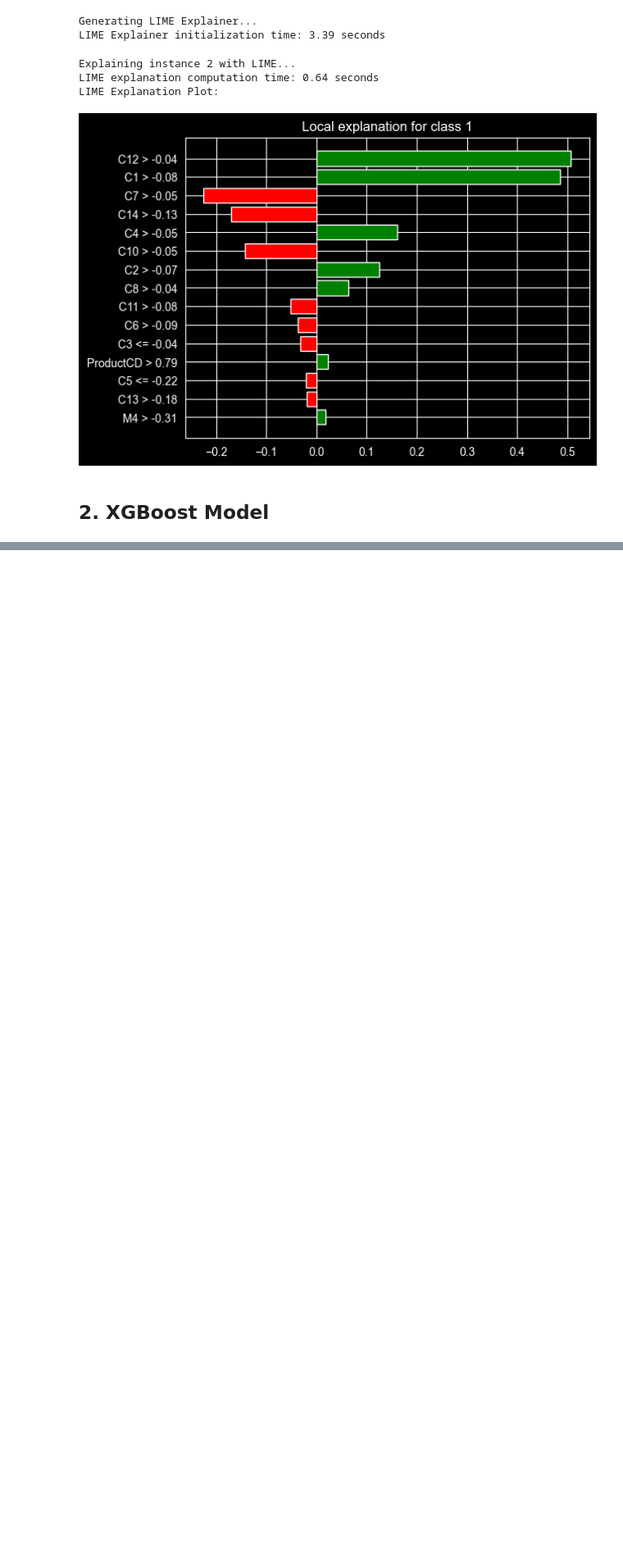
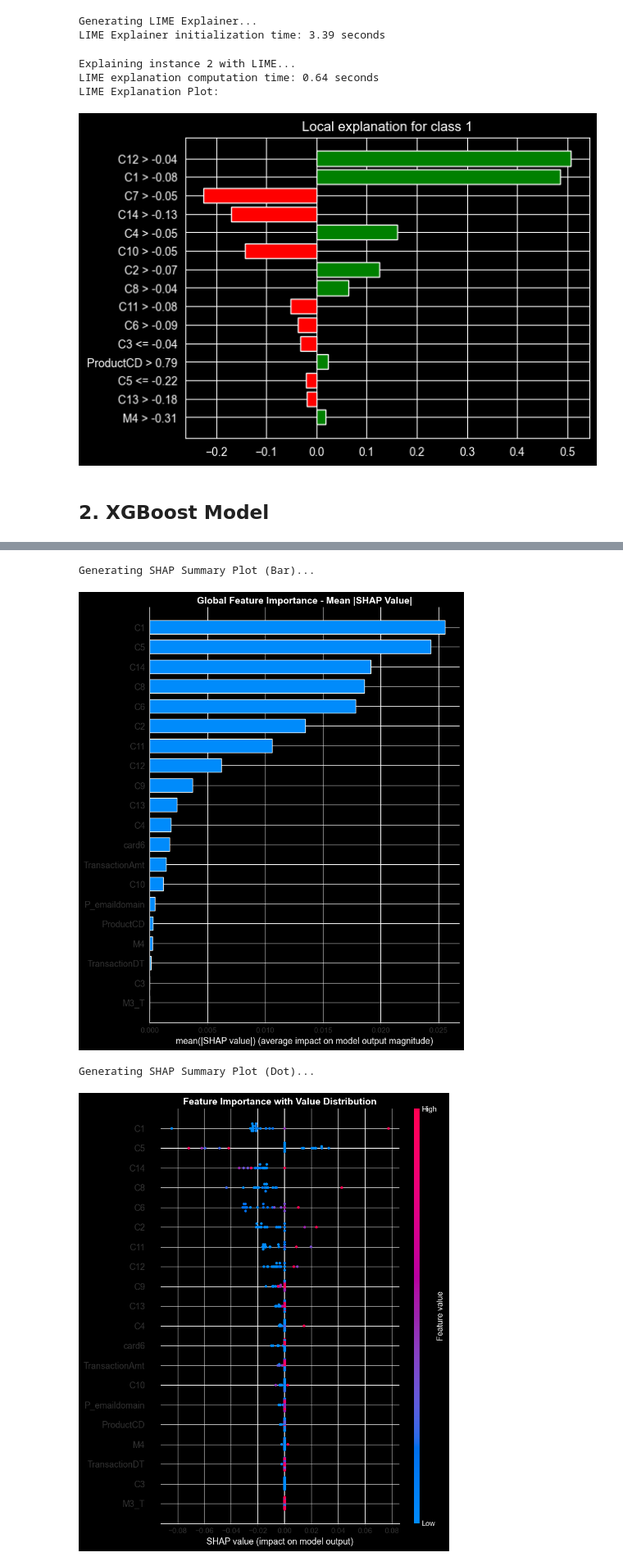
Before and after one commit to LakeeshaRCL/msc-ds-ai-research-implementations, a Jupyter notebook: state_of_the_art_with_xai.ipynb, the cells around one changed output, grey strips where cells are left out. Shown at 82% size. Cells and saved outputs as stored; diff of their text form; code cells hidden in the pictures; blank space fills up the shorter version.

Commit message:
main - add xgboost explanations and complete state-of-the-art explanations

```diff
--- a/state_of_the_art_with_xai.ipynb
+++ b/state_of_the_art_with_xai.ipynb
@@ -268,0 +265,3 @@ LIME Explanation Plot:
+# %%
+# load XGBoost model
+xgboost_model = joblib.load(fitted_models_base + "xgboost_model.joblib")
@@ -268,0 +321,4 @@ LIME Explanation Plot:
+# %%
+xgb_shap = shap_explainer.SHAPExplainer(xgboost_model, X_train, X_test, feature_names, "svm")
+xgb_shap.explain()
+# todo: use xgboost model, svm is used to get kernel explainer which is model agnostic
@@ -268,0 +345,8 @@ LIME Explanation Plot:
+# %%
+# show SHAP summary plot for global feature importance
+xgb_shap.show_global_summary_plots()
+# %% [output]
+Generating SHAP Summary Plot (Bar)...
+[figure, added]
+Generating SHAP Summary Plot (Dot)...
+[figure, added]
```
Also changed, not shown: parts of 12 cells of this notebook.
